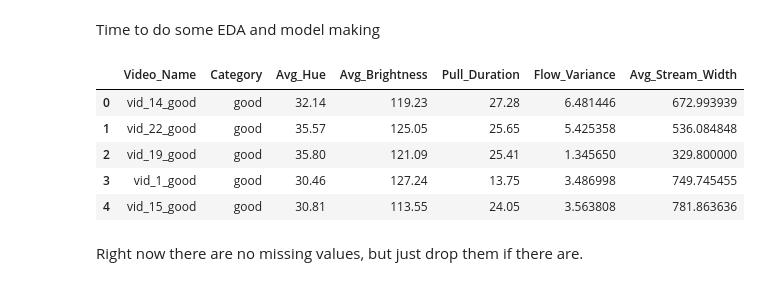
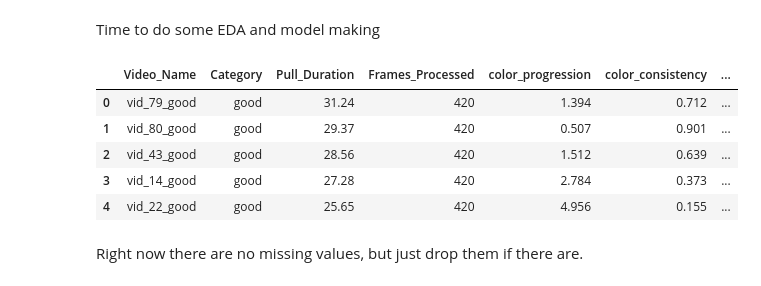
Before and after one commit to anichip/EspressFlowCV, a Jupyter notebook: initial_model.ipynb, the cells around one changed output. Cells and saved outputs as stored; diff of their text form; code cells hidden in the pictures.

```diff
--- a/initial_model.ipynb
+++ b/initial_model.ipynb
@@ -8,13 +9,13 @@ import matplotlib.pyplot as plt
 import numpy as np
 # %%
-df = pd.read_csv("/Users/r3alistic/Programming/CoffeeCV/features.csv")
+df = pd.read_csv("/Users/r3alistic/Programming/CoffeeCV/features_v2.csv")
 df.head()
 # %% [output]
-|  | Video_Name | Category | Avg_Hue | Avg_Brightness | Pull_Duration | Flow_Variance | Avg_Stream_Width |
-| 0 | vid_14_good | good | 32.14 | 119.23 | 27.28 | 6.481446 | 672.993939 |
-| 1 | vid_22_good | good | 35.57 | 125.05 | 25.65 | 5.425358 | 536.084848 |
-| 2 | vid_19_good | good | 35.80 | 121.09 | 25.41 | 1.345650 | 329.800000 |
-| 3 | vid_1_good | good | 30.46 | 127.24 | 13.75 | 3.486998 | 749.745455 |
-| 4 | vid_15_good | good | 30.81 | 113.55 | 24.05 | 3.563808 | 781.863636 |
+|  | Video_Name | Category | Pull_Duration | Frames_Processed | color_progression | color_consistency | ... |
+| 0 | vid_79_good | good | 31.24 | 420 | 1.394 | 0.712 | ... |
+| 1 | vid_80_good | good | 29.37 | 420 | 0.507 | 0.901 | ... |
+| 2 | vid_43_good | good | 28.56 | 420 | 1.512 | 0.639 | ... |
+| 3 | vid_14_good | good | 27.28 | 420 | 2.784 | 0.373 | ... |
+| 4 | vid_22_good | good | 25.65 | 420 | 4.956 | 0.155 | ... |
 # %% [markdown]
 Right now there are no missing values, but just drop them if there are.
```
Also changed, not shown: parts of 32 cells of this notebook, 3 other files.
